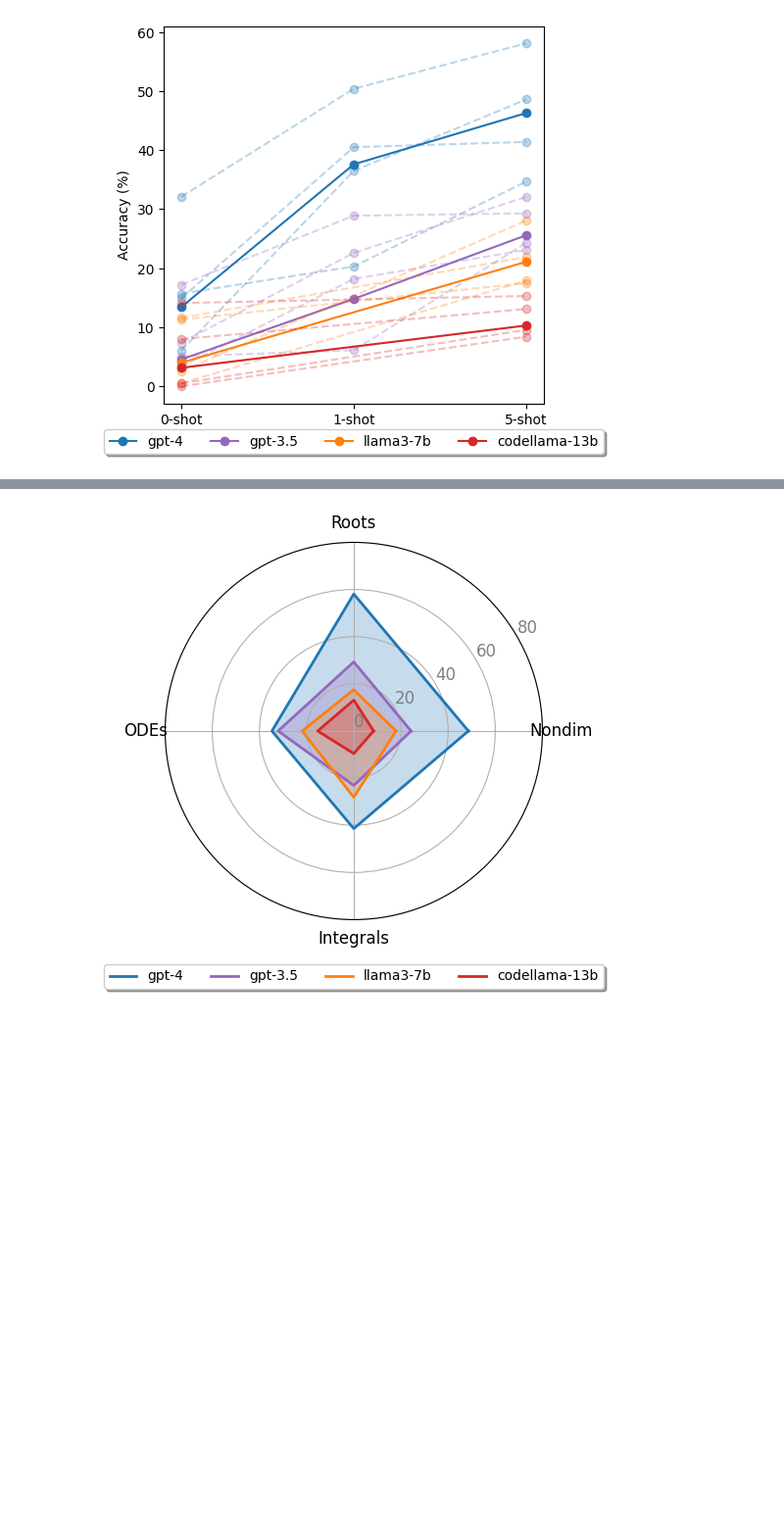
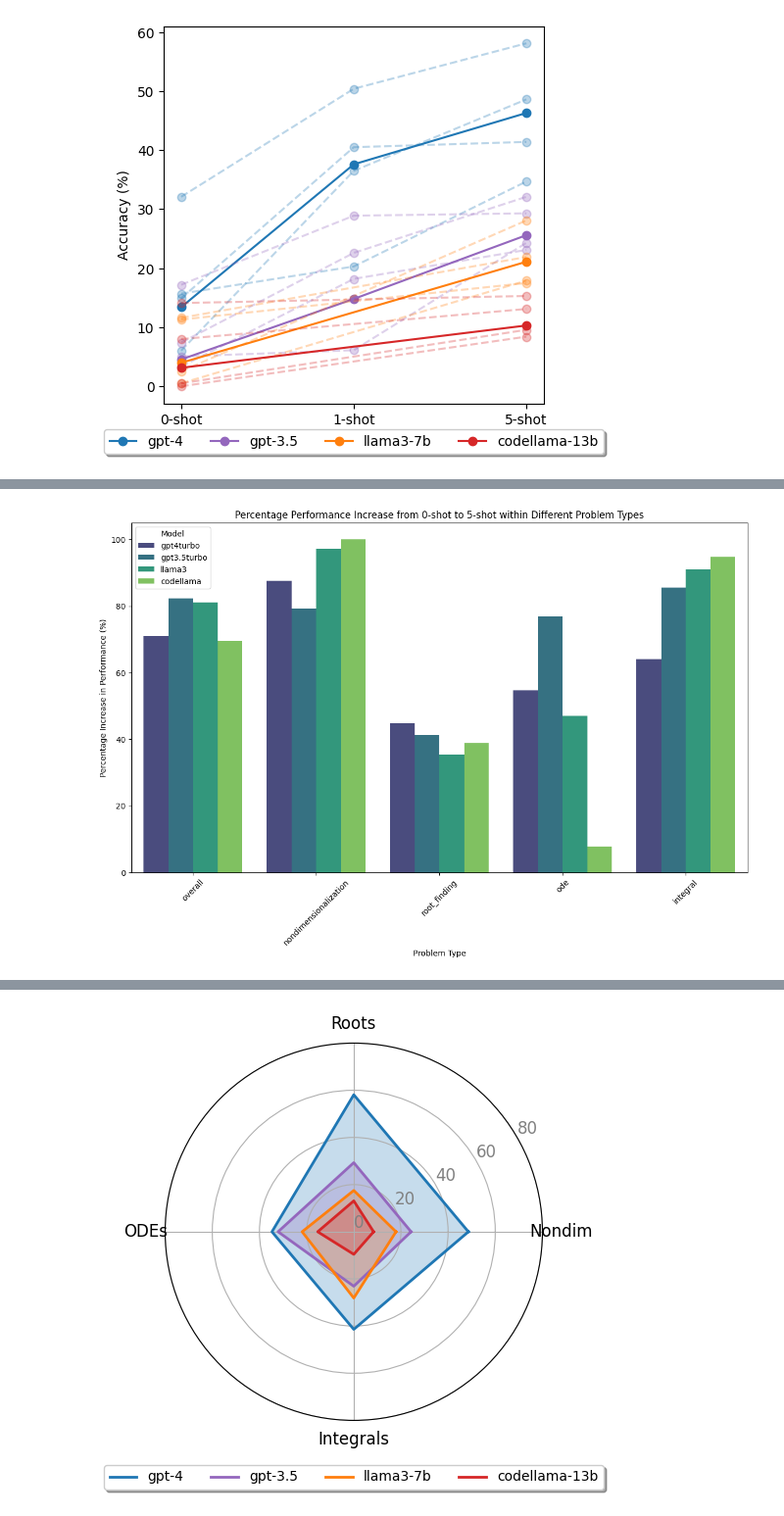
Before and after one commit to sarahmart/HARDMath, a Jupyter notebook: evaluation/paper_plotting.ipynb, the cells around one changed output, grey strips where cells are left out. Shown at 98% size. Cells and saved outputs as stored; diff of their text form; code cells hidden in the pictures; blank space fills up the shorter version.

```diff
--- a/evaluation/paper_plotting.ipynb
+++ b/evaluation/paper_plotting.ipynb
@@ -43,0 +86,27 @@ ax.legend(loc='upper center', bbox_to_anchor=(0.5, -0.05),
+# %%
+# Calculating the percentage increase from the 0-shot baseline to the 5-shot
+for model in ['gpt4turbo', 'gpt3.5turbo', 'llama3', 'codellama']:
+    evalsum_df[f'{model}_5shot_increase'] = (evalsum_df[f'{model}_5shot'] - evalsum_df[f'{model}_0shot']) / evalsum_df[f'{model}_5shot'] * 100
+
+# Melting the DataFrame to a long format for easier plotting
+df_melted = evalsum_df.melt(id_vars=['problem_type', 'problem_num'], value_vars=[
+    'gpt4turbo_5shot_increase',
+    'gpt3.5turbo_5shot_increase',
+    'llama3_5shot_increase',
+    'codellama_5shot_increase'
+], var_name='model', value_name='percentage_increase')
+
+# Splitting the 'model' column to just have model names
+df_melted['model'] = df_melted['model'].str.replace('_5shot_increase', '')
+
+# Plotting
+plt.figure(figsize=(14, 8))
+sns.barplot(data=df_melted, x='problem_type', y='percentage_increase', hue='model', palette='viridis', errorbar=None)
+plt.title('Percentage Performance Increase from 0-shot to 5-shot within Different Problem Types')
+plt.xlabel('Problem Type')
+plt.ylabel('Percentage Increase in Performance (%)')
+plt.legend(title='Model')
+plt.xticks(rotation=45)
+plt.show()
+# %% [output]
+[figure, added]
```
Also changed, not shown: parts of 23 cells of this notebook, 30 other files.
